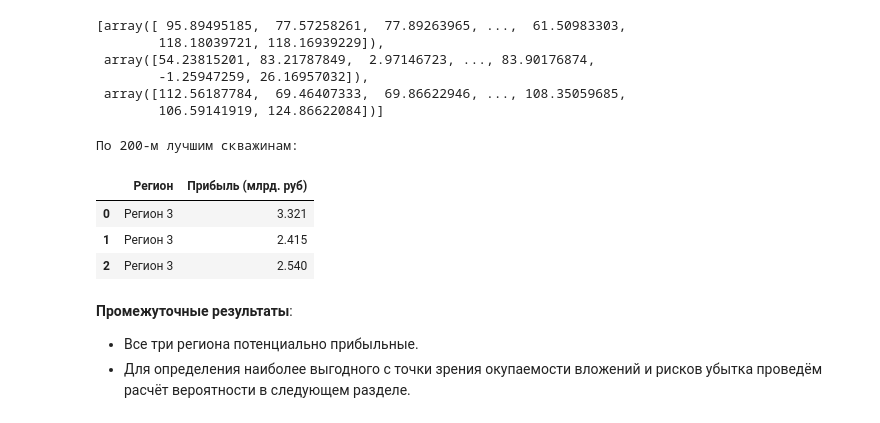
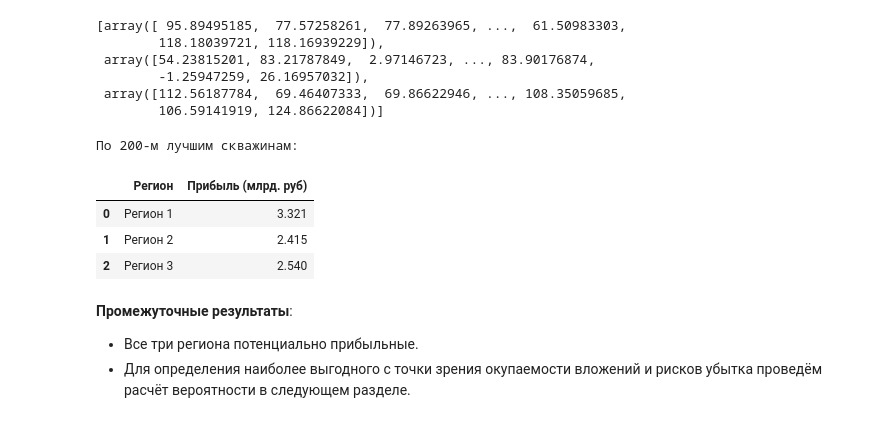
Before and after one commit to evgeniy-yandex/Data_Science, a Jupyter notebook: Oil_production/oil_production.ipynb, the cells around one changed output. Cells and saved outputs as stored; diff of their text form; code cells hidden in the pictures.

```diff
--- a/Oil_production/oil_production.ipynb
+++ b/Oil_production/oil_production.ipynb
@@ -114,22 +114,22 @@ pd.set_option('display.float_format', '{:.3f}'.format)
 
 Изучили файлы с предоставленными данными **geo_data_0.csv**, **geo_data_1.csv**, **geo_data_2.csv** и решили использовать символ **запятая** для разделения данных:
 # %%
-dataset_remote_path_0 = 'https://.../datasets/geo_data_0.csv'
-dataset_remote_path_1 = 'https://.../datasets/geo_data_1.csv'
-dataset_remote_path_2 = 'https://.../datasets/geo_data_2.csv'
+dataset_remote_path_0 = 'https://code.s3.yandex.net/datasets/geo_data_0.csv'
+dataset_remote_path_1 = 'https://code.s3.yandex.net/datasets/geo_data_1.csv'
+dataset_remote_path_2 = 'https://code.s3.yandex.net/datasets/geo_data_2.csv'
 
-dataset_local_path_0 = 'datasets/geo_data_0.csv'
-dataset_local_path_1 = 'datasets/geo_data_1.csv'
-dataset_local_path_2 = 'datasets/geo_data_2.csv'
+dataset_local_path_0 = 'geo_data_0.csv'
+dataset_local_path_1 = 'geo_data_1.csv'
+dataset_local_path_2 = 'geo_data_2.csv'
 
 try:
     data0 = pd.read_csv(dataset_local_path_0, sep=',')
     data1 = pd.read_csv(dataset_local_path_1, sep=',')
     data2 = pd.read_csv(dataset_local_path_2, sep=',')
-    print('Local datasets is loaded successfully.')
+    print('All local datasets are loaded successfully.')
 except:
     data0 = pd.read_csv(dataset_remote_path_0, sep=',')
     data1 = pd.read_csv(dataset_remote_path_1, sep=',')
     data2 = pd.read_csv(dataset_remote_path_2, sep=',')
-    print('Remote datasets is loaded successfully.')
+    print('Remote datasets are loaded successfully.')
 # %% [output]
@@ -519,36 +521,36 @@ predictions_valid
 # %%
 # Создадим пустой датафрейм result, чтобы потом добавлять в него строками данные:
 df_result_best_200 = pd.DataFrame(
             columns=['Регион',
             'Прибыль (млрд. руб)']
 )
 
 predict_200_best = [] # список с двумястами лучшими значениями запасов нефти
 
 
 # Функция расчёта прибыли
 def calc_profit(target, predictions):
     predictions_sorted = predictions.sort_values(ascending=False)
     target_selected = target[predictions_sorted.index][:BEST_POINTS]
 
     return target_selected.sum() * COST_1_BARREL - BUDGET
 
 
 print("По 200-м лучшим скважинам:")
 for region in range(3):
     predictions_sample = pd.Series(predictions_valid[region])
 
     profit = calc_profit(targets_valid[region], predictions_sample)
 
     df_result_best_200.loc[len(df_result_best_200.index)] = \
-        ["Регион " + str(i+1), profit/1000000]
+        ["Регион " + str(region+1), profit/1000000]
 
 display(df_result_best_200)
 # %% [output]
 По 200-м лучшим скважинам:
 |  | Регион | Прибыль (млрд. руб) |
-| 0 | Регион 3 | 3.321 |
-| 1 | Регион 3 | 2.415 |
+| 0 | Регион 1 | 3.321 |
+| 1 | Регион 2 | 2.415 |
 | 2 | Регион 3 | 2.540 |
 # %% [markdown]
 **Промежуточные результаты**:
```
Also changed, not shown: parts of 18 cells of this notebook.
